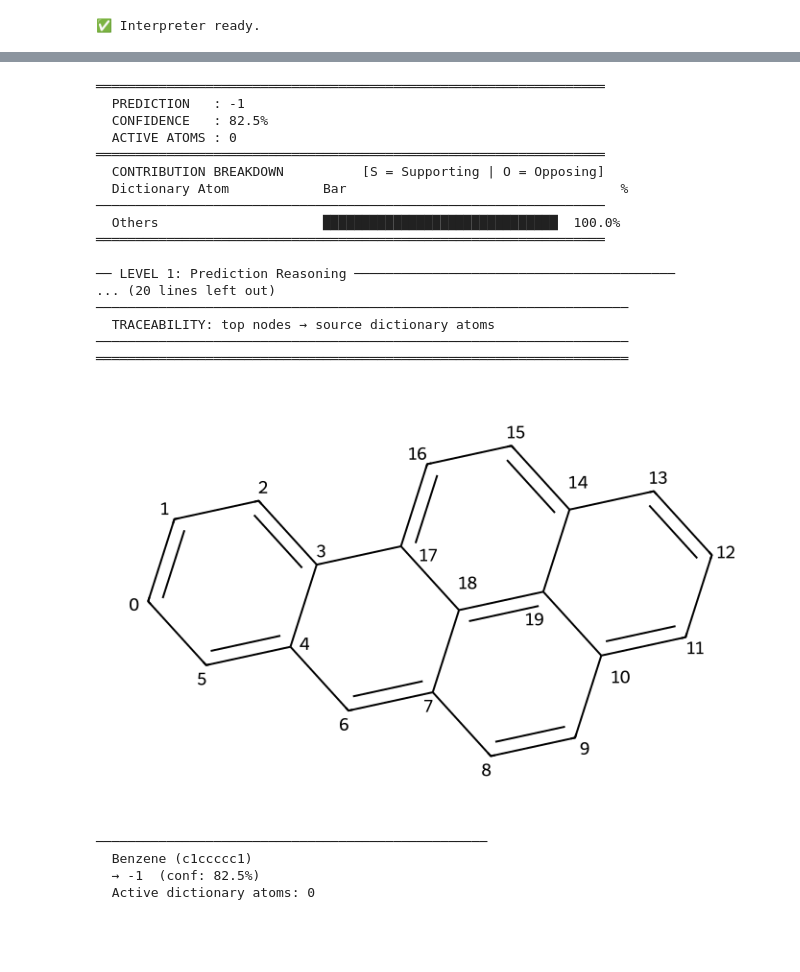
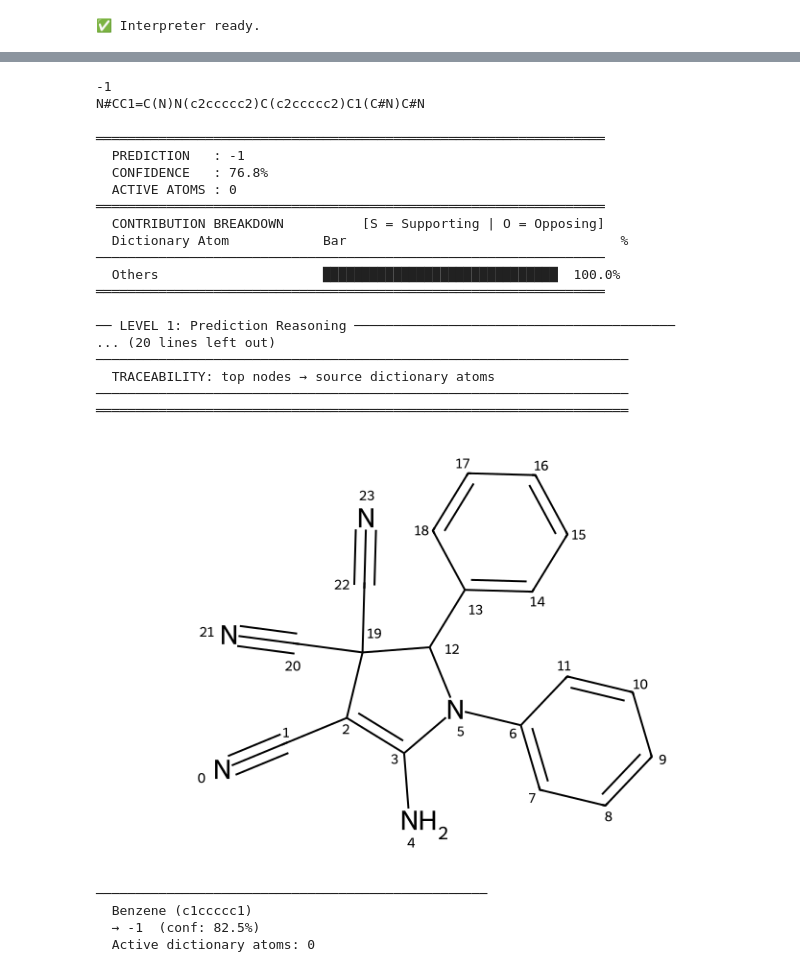
Before and after one commit to nimendra-ag/sparsegraphs_results, a Jupyter notebook: interpretability_pipeline.ipynb, the cells around one changed output, grey strips where cells are left out. Drawn from its saved outputs; the diff is of its cells as text; code cells hidden in the pictures; blank space fills up the shorter version.

```diff
--- a/interpretability_pipeline.ipynb
+++ b/interpretability_pipeline.ipynb
@@ -272,5 +272,5 @@ Test accuracy: 0.8005
 # %%
-LABEL_MAP = {0: "Non-Cancerous", 1: "Cancerous"}
+LABEL_MAP = {0: "Inactive against cancer", 1: "Active against cancer"}
 
 interpreter = WLAKSVDInterpreter(
     wl=wl,
@@ -453,29 +568,36 @@ def full_analysis(
+# %%
+# Example
+print(y[10000])
+print(smiles_list[10000])
+# %% [output]
+-1
+N#CC1=C(N)N(c2ccccc2)C(c2ccccc2)C1(C#N)C#N
 # %%
 # ──────────────────────────────────────────────────────────────────────────
 # ⬇️  CHANGE THIS SMILES STRING TO CLASSIFY ANY MOLECULE  ⬇️
 # ──────────────────────────────────────────────────────────────────────────
-SMILES = "c1ccc2c(c1)cc1ccc3cccc4ccc2c1c34"   # Pyrene
+SMILES = "N#CC1=C(N)N(c2ccccc2)C(c2ccccc2)C1(C#N)C#N"
 
 img = full_analysis(SMILES, interpreter, top_k_atoms=5)
 # %% [output]
 ═════════════════════════════════════════════════════════════════
   PREDICTION   : -1
-  CONFIDENCE   : 82.5%
+  CONFIDENCE   : 76.8%
   ACTIVE ATOMS : 0
 ═════════════════════════════════════════════════════════════════
   CONTRIBUTION BREAKDOWN          [S = Supporting | O = Opposing]
   Dictionary Atom            Bar                                   %
 ─────────────────────────────────────────────────────────────────
   Others                     ██████████████████████████████  100.0%
 ═════════════════════════════════════════════════════════════════
 
 ── LEVEL 1: Prediction Reasoning ─────────────────────────────────────────
 ... (20 lines left out)
 ────────────────────────────────────────────────────────────────────
   TRACEABILITY: top nodes → source dictionary atoms
 ────────────────────────────────────────────────────────────────────
 ════════════════════════════════════════════════════════════════════
-[figure, old version]
+[figure, new version]
 # %%
 COMPOUNDS = {
     "Benzene":          "c1ccccc1",
```
Also changed, not shown: parts of 8 cells of this notebook.
